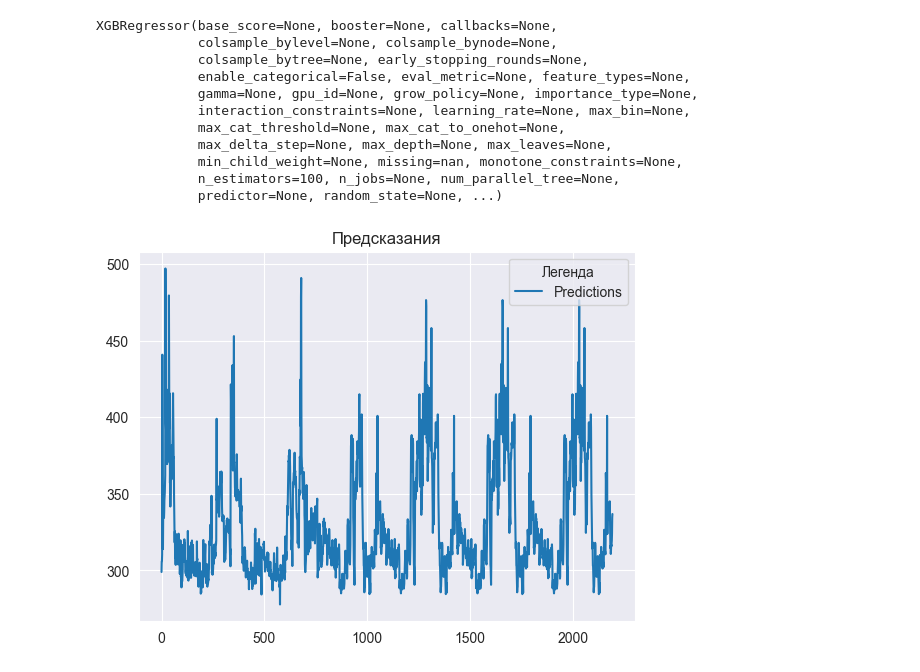
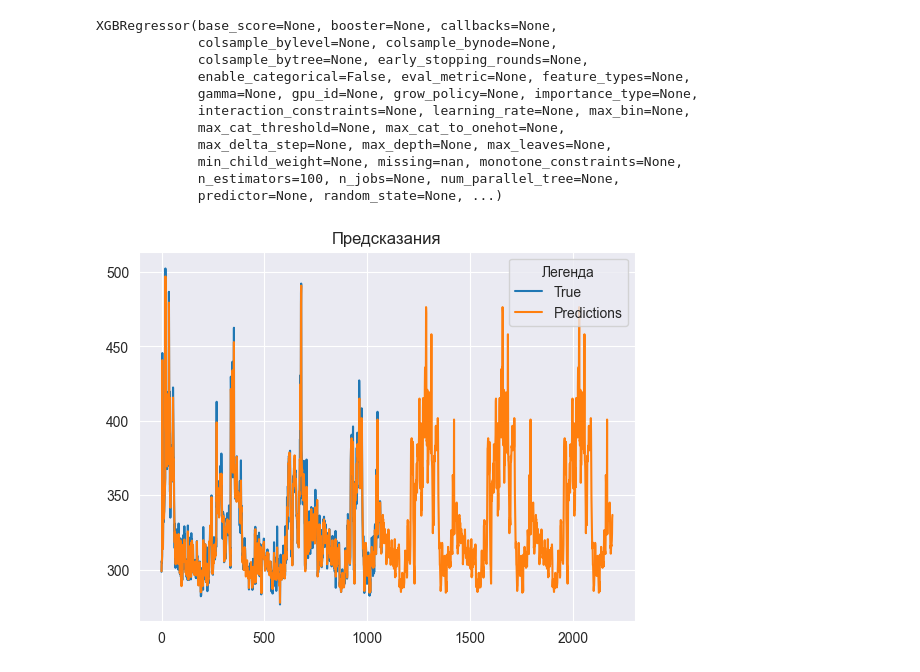
Before and after one commit to llitone/fuel-consumption-prediction, a Jupyter notebook: analysis/analysis_of_consumption.ipynb, the cells around one changed output. Cells and saved outputs as stored; diff of their text form; code cells hidden in the pictures.

```diff
--- a/analysis/analysis_of_consumption.ipynb
+++ b/analysis/analysis_of_consumption.ipynb
@@ -332,9 +335,9 @@ test_dates = test_dates[1:]
 predictions = xgb_model.predict(np.concatenate([np.array(X), test_dates]))
 # %%
 plt.title("Предсказания")
-# plt.plot(np.array(y), label="True")
+plt.plot(np.array(y), label="True")
 plt.plot(predictions, label="Predictions")
 plt.legend(title='Легенда')
 plt.show()
 # %% [output]
-[figure, old version]
+[figure, new version]
```
Also changed, not shown: parts of 25 cells of this notebook.
